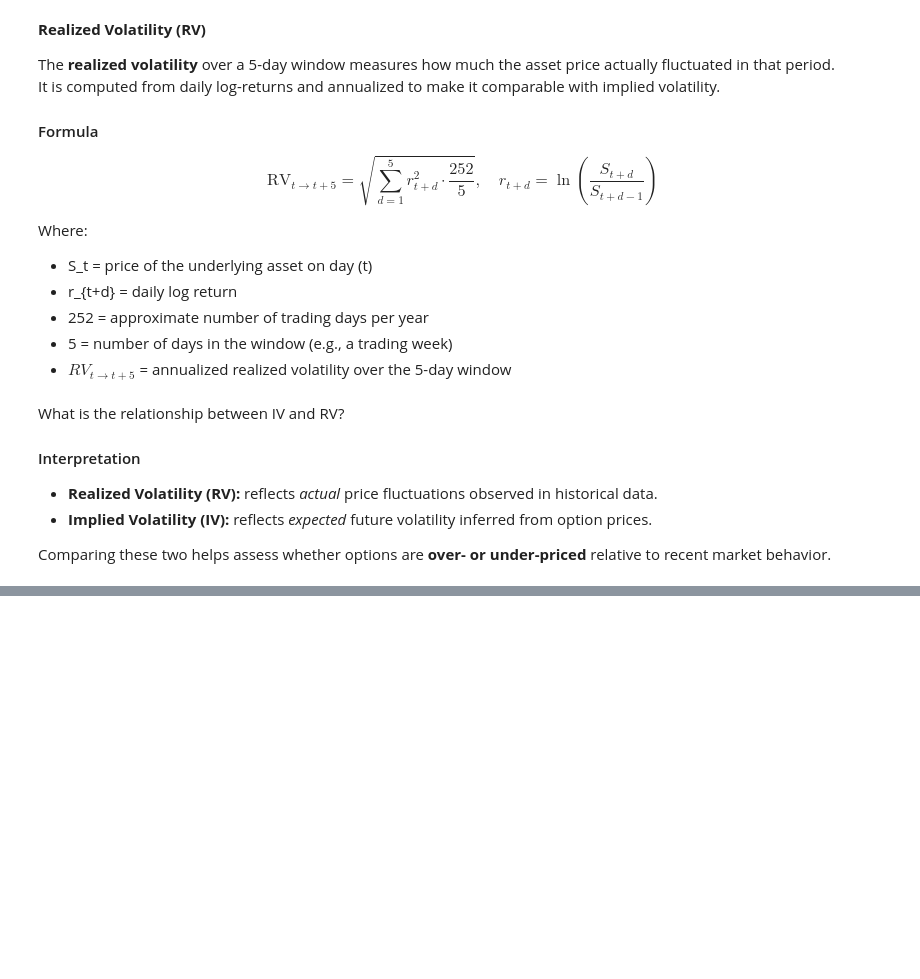
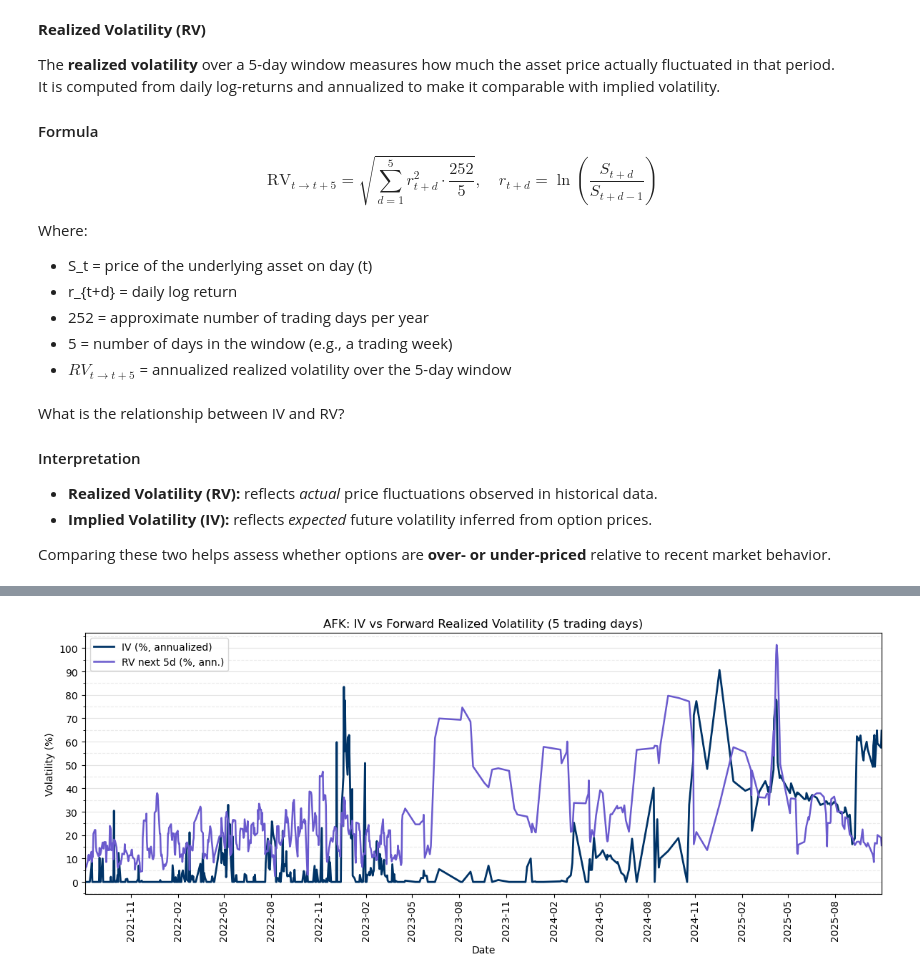
Before and after one commit to Chidubem5/Erdos_Africa, a Jupyter notebook: main.ipynb, the cells around one changed output, grey strips where cells are left out. Saved outputs shown, nothing was run; the diff lists cells and outputs as text; code cells hidden in the pictures; blank space fills up the shorter version.

```diff
--- a/main.ipynb
+++ b/main.ipynb
@@ -300,0 +266,94 @@ State factors that impact the Naira
+# %%
+# Direct visual comparison of expectations (IV) vs outcomes (RV).
+# When IV > RV → market overestimated volatility
+# When IV < RV → market underestimated volatility
+
+import numpy as np
+import pandas as pd
+import matplotlib.pyplot as plt
+import matplotlib.dates as mdates
+from matplotlib.ticker import MaxNLocator, AutoMinorLocator, NullLocator, NullFormatter
+
+# ---------- IV: clean and index by Date ----------
+iv_df = df_afk.copy()
+iv_df['Date'] = pd.to_datetime(iv_df['Date'], errors='coerce')
+iv_df = iv_df.sort_values('Date').dropna(subset=['Date'])
+
+# Find the IV column robustly
+iv_candidates = [c for c in iv_df.columns
+                 if c.strip().lower().replace(' ', '') in ('impvol','impliedvol','impliedvolatility','iv')]
+iv_col = iv_candidates[0] if iv_candidates else 'Imp Vol'
+
+# Parse IV as numeric percent
+iv_series = (iv_df[iv_col].astype(str)
+             .str.replace('%','', regex=False)
+             .str.replace(',','', regex=False))
+iv_series = pd.to_numeric(iv_series, errors='coerce')
+if iv_series.dropna().between(0, 1).mean() > 0.9:
+    iv_series = iv_series * 100
+
+iv_afk = pd.DataFrame({'IV_pct': iv_series.values}, index=iv_df['Date']).dropna()
+
+# ---------- Price: clean and index by Date ----------
+dfa = df_afk.copy()
+dfa['Date'] = pd.to_datetime(dfa['Date'], errors='coerce')
+dfa = dfa.sort_values('Date').dropna(subset=['Date'])
+dfa['Last'] = pd.to_numeric(dfa['Last'], errors='coerce')
+price = dfa.set_index('Date')['Last'].dropna()
+
+# ---------- Forward realized vol (aligned at t, uses t+1..t+h) ----------
+def forward_realized_vol_pct(
+    px: pd.Series,
+    horizon_days: int = 5,
+    annualization: int = 252,
+    use_log_returns: bool = True,
+) -> pd.Series:
+    r = np.log(px).diff() if use_log_returns else px.pct_change()
+    rv = r.shift(-1).rolling(horizon_days).std(ddof=1) * np.sqrt(annualization) * 100.0
+    return rv
+
+rv5_pct = forward_realized_vol_pct(price, horizon_days=5).rename('RV5_pct')
+
+# ---------- Align and join ----------
+iv_rv = (
+    pd.concat([iv_afk['IV_pct'], rv5_pct], axis=1)
+      .dropna()
+      .sort_index()
+      .drop_duplicates()
+)
+
+# ---------- Plot (IV dark blue, RV purple, quarterly dates w/ vertical labels) ----------
+fig, ax = plt.subplots(figsize=(12, 5))
+
+ax.plot(iv_rv.index, iv_rv['IV_pct'],  label='IV (%, annualized)',   color="#003366", linewidth=2)
+ax.plot(iv_rv.index, iv_rv['RV5_pct'], label='RV next 5d (%, ann.)', color="#6A5ACD", linewidth=1.8)
+
+ax.set_title("AFK: IV vs Forward Realized Volatility (5 trading days)")
+ax.set_ylabel("Volatility (%)")
+ax.set_xlabel("Date")
+
+# Horizontal guides
+ax.yaxis.set_major_locator(MaxNLocator(nbins=12))
+ax.yaxis.set_minor_locator(AutoMinorLocator(2))
+ax.grid(which="major", axis="y", linestyle="-",  alpha=0.35)
+ax.grid(which="minor", axis="y", linestyle="--", alpha=0.25)
+
+# Quarterly major ticks; disable minors (use ticker.Null*)
+ax.xaxis.set_major_locator(mdates.MonthLocator(interval=3))
+ax.xaxis.set_major_formatter(mdates.DateFormatter("%Y-%m"))
+ax.xaxis.set_minor_locator(NullLocator())
+ax.xaxis.set_minor_formatter(NullFormatter())
+
+# Ensure tick labels exist, then rotate to vertical
+fig.canvas.draw()
+labels = ax.get_xticklabels(which="major")
+plt.setp(labels, rotation=90, ha='center', va='top')
+ax.tick_params(axis='x', pad=2)
+plt.subplots_adjust(bottom=0.24)
+
+ax.legend()
+ax.margins(x=0)
+plt.tight_layout()
+plt.show()
+# %% [output]
+[figure, added]
```
Also changed, not shown: parts of 13 cells of this notebook.
